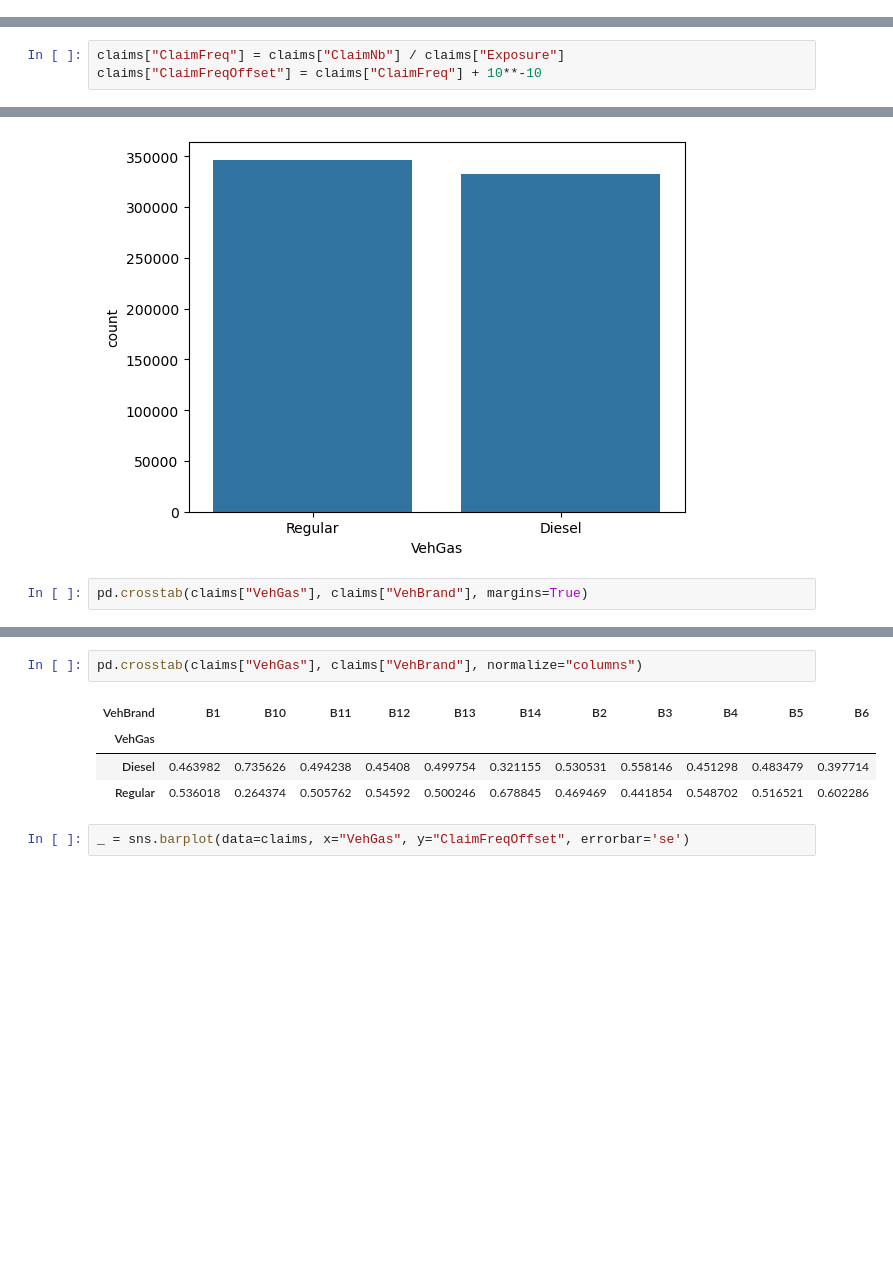
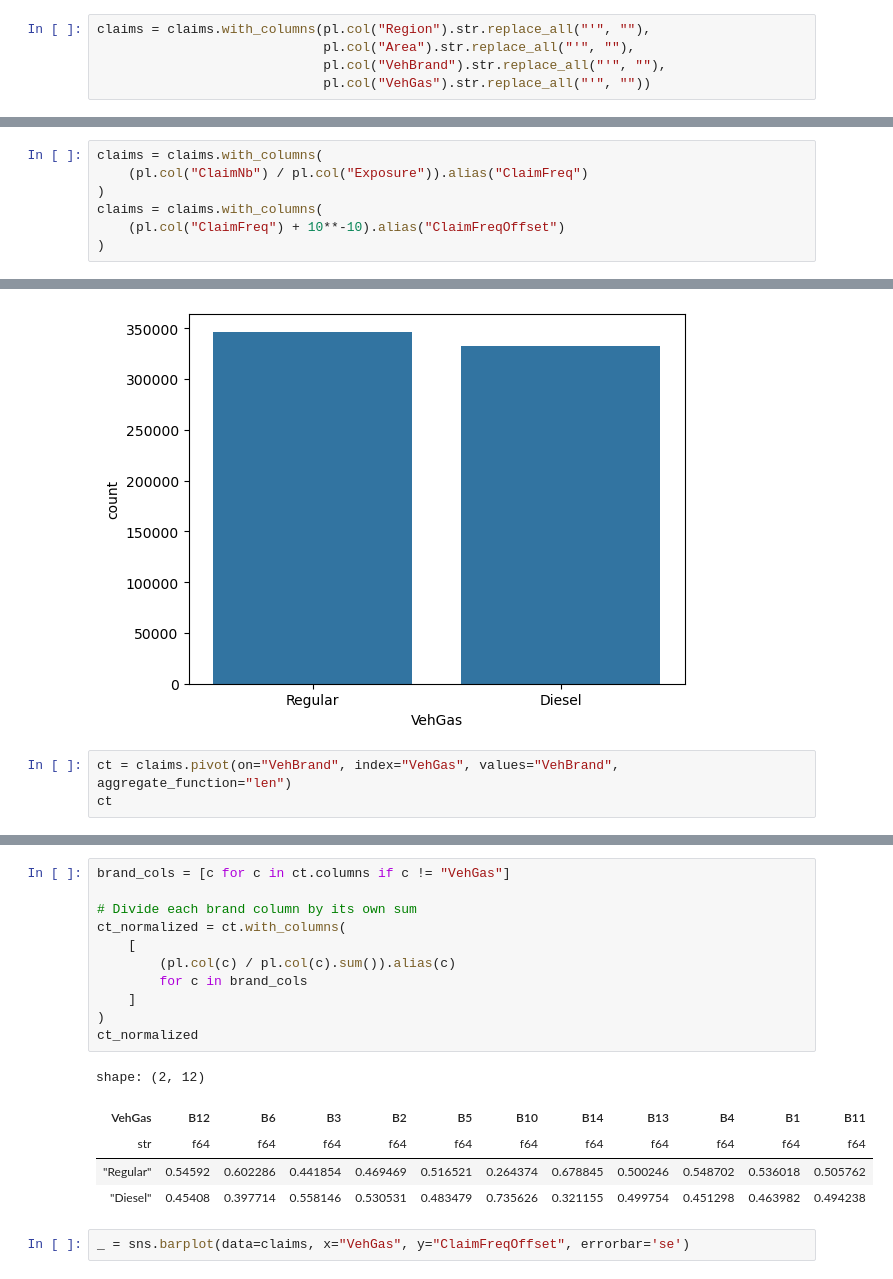
Before and after one commit to ivankching/storytelling, a Jupyter notebook: French Motor Claims/eda.ipynb, the cells around one changed output, grey strips where cells are left out. Cells and saved outputs as stored; diff of their text form; blank space fills up the shorter version.

```diff
--- a/French Motor Claims/eda.ipynb
+++ b/French Motor Claims/eda.ipynb
@@ -89,3 +93,8 @@ claims["VehGas"] = claims["VehGas"].str.replace("'", "")
+# %%
+claims = claims.with_columns(pl.col("Region").str.replace_all("'", ""),
+                             pl.col("Area").str.replace_all("'", ""),
+                             pl.col("VehBrand").str.replace_all("'", ""),
+                             pl.col("VehGas").str.replace_all("'", ""))
 # %%
 gdf_france = geopd.read_file("regions-20140306-100m-shp/regions-20140306-100m.shp")
 gdf_france.head()
@@ -110,6 +119,10 @@ gdf_france.plot()
 set(gdf_france['Region']) == set(claims['Region'])
 # %% [output]
 True
-# %%
-claims["ClaimFreq"] = claims["ClaimNb"] / claims["Exposure"]
-claims["ClaimFreqOffset"] = claims["ClaimFreq"] + 10**-10
+# %%
+claims = claims.with_columns(
+    (pl.col("ClaimNb") / pl.col("Exposure")).alias("ClaimFreq")
+)
+claims = claims.with_columns(
+    (pl.col("ClaimFreq") + 10**-10).alias("ClaimFreqOffset")
+)
@@ -403,5 +457,6 @@ _ = sns.countplot(x=claims["VehGas"])
 # %% [output]
 [figure]
 # %%
-pd.crosstab(claims["VehGas"], claims["VehBrand"], margins=True)
+ct = claims.pivot(on="VehBrand", index="VehGas", values="VehBrand", aggregate_function="len")
+ct
 # %% [output]
@@ -413,10 +468,20 @@ pd.crosstab(claims["VehGas"], claims["VehBrand"], margins=True)
 # %%
-pd.crosstab(claims["VehGas"], claims["VehBrand"], normalize="columns")
+brand_cols = [c for c in ct.columns if c != "VehGas"]
+
+# Divide each brand column by its own sum
+ct_normalized = ct.with_columns(
+    [
+        (pl.col(c) / pl.col(c).sum()).alias(c)
+        for c in brand_cols
+    ]
+)
+ct_normalized
 # %% [output]
+shape: (2, 12)
-| VehBrand | B1 | B10 | B11 | B12 | B13 | B14 | B2 | B3 | B4 | B5 | B6 |
-| VehGas |  |  |  |  |  |  |  |  |  |  |  |
-| Diesel | 0.463982 | 0.735626 | 0.494238 | 0.45408 | 0.499754 | 0.321155 | 0.530531 | 0.558146 | 0.451298 | 0.483479 | 0.397714 |
-| Regular | 0.536018 | 0.264374 | 0.505762 | 0.54592 | 0.500246 | 0.678845 | 0.469469 | 0.441854 | 0.548702 | 0.516521 | 0.602286 |
+| VehGas | B12 | B6 | B3 | B2 | B5 | B10 | B14 | B13 | B4 | B1 | B11 |
+| str | f64 | f64 | f64 | f64 | f64 | f64 | f64 | f64 | f64 | f64 | f64 |
+| "Regular" | 0.54592 | 0.602286 | 0.441854 | 0.469469 | 0.516521 | 0.264374 | 0.678845 | 0.500246 | 0.548702 | 0.536018 | 0.505762 |
+| "Diesel" | 0.45408 | 0.397714 | 0.558146 | 0.530531 | 0.483479 | 0.735626 | 0.321155 | 0.499754 | 0.451298 | 0.463982 | 0.494238 |
 # %%
 _ = sns.barplot(data=claims, x="VehGas", y="ClaimFreqOffset", errorbar='se')
 # %% [output]
```
Also changed, not shown: parts of 42 cells of this notebook.
